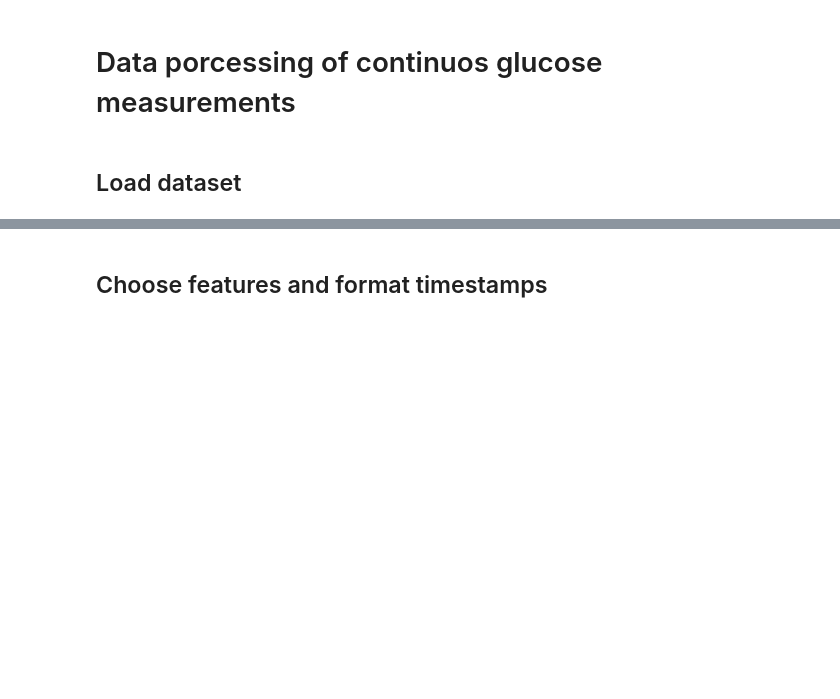
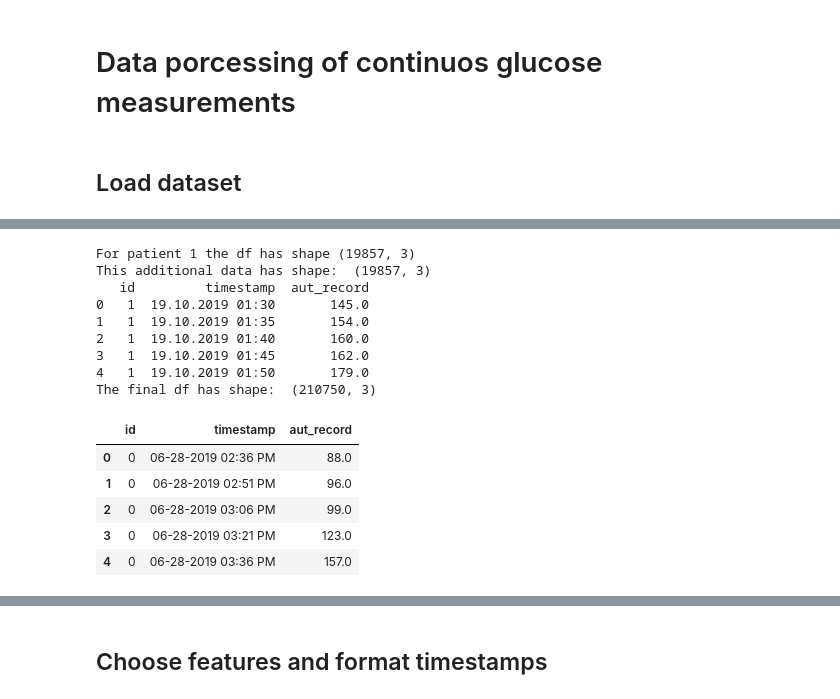
Before and after one commit to juan-arevalo/sugar_level_prediction, a Jupyter notebook: explore/data_exploration.ipynb, the cells around one changed output, grey strips where cells are left out. Drawn from its saved outputs; the diff is of its cells as text; code cells hidden in the pictures; blank space fills up the shorter version.

```diff
--- a/explore/data_exploration.ipynb
+++ b/explore/data_exploration.ipynb
@@ -69,3 +79,57 @@ The final df has shape:  (140065, 20)
+# %%
+root = "/content/drive/My Drive/Colab Notebooks/sugar_level_prediction/data/"
+
+columns = 'DAY;TIME;UDT_CGMS;BG_LEVEL;CH_GR;BOLUS;REMARK'
+columns = columns.split(';')
+
+filter_columns = ['id', 'datetime', 'UDT_CGMS']
+final_columns = ['id', 'timestamp', 'aut_record']
+
+list_df = []
+for i in np.arange(1, 2):
+    filename = 'patient%s_measurements_nightscout.csv' % i
+    data_file = os.path.join(root, filename)
+
+    df_ = pd.read_csv(data_file, sep=';', header=None, encoding='utf-8', low_memory=False)
+    df_.head()
+    while len(df_.columns)>len(columns):
+      df_.drop(columns=[len(columns)], inplace=True)
+    df_.columns = columns
+
+    # combine day and time into datetime
+    df_['datetime'] = df_['DAY'] + ' '+ df_['TIME']
+
+    df_['id'] = i
+    df_ = df_[filter_columns]
+    df_.columns = final_columns
+
+    print("For patient %s the df has shape %s" %(i, df_.shape))
+    list_df.append(df_)
+
+df2 = pd.concat(list_df)
+print("This additional data has shape: ",  df2.shape)
+print(df2.head())
+
+# join with previous df
+df = pd.concat([df1, df2])
+print("The final df has shape: ",  df.shape)
+df.head()
+# %% [output]
+For patient 1 the df has shape (19857, 3)
+This additional data has shape:  (19857, 3)
+   id         timestamp  aut_record
+0   1  19.10.2019 01:30       145.0
+1   1  19.10.2019 01:35       154.0
+2   1  19.10.2019 01:40       160.0
+3   1  19.10.2019 01:45       162.0
+4   1  19.10.2019 01:50       179.0
+The final df has shape:  (210750, 3)
+|  | id | timestamp | aut_record |
+| 0 | 0 | 06-28-2019 02:36 PM | 88.0 |
+| 1 | 0 | 06-28-2019 02:51 PM | 96.0 |
+| 2 | 0 | 06-28-2019 03:06 PM | 99.0 |
+| 3 | 0 | 06-28-2019 03:21 PM | 123.0 |
+| 4 | 0 | 06-28-2019 03:36 PM | 157.0 |
 # %%
 df.describe()
 # %% [output]
```
Also changed, not shown: parts of 11 cells of this notebook, 4 other files.
